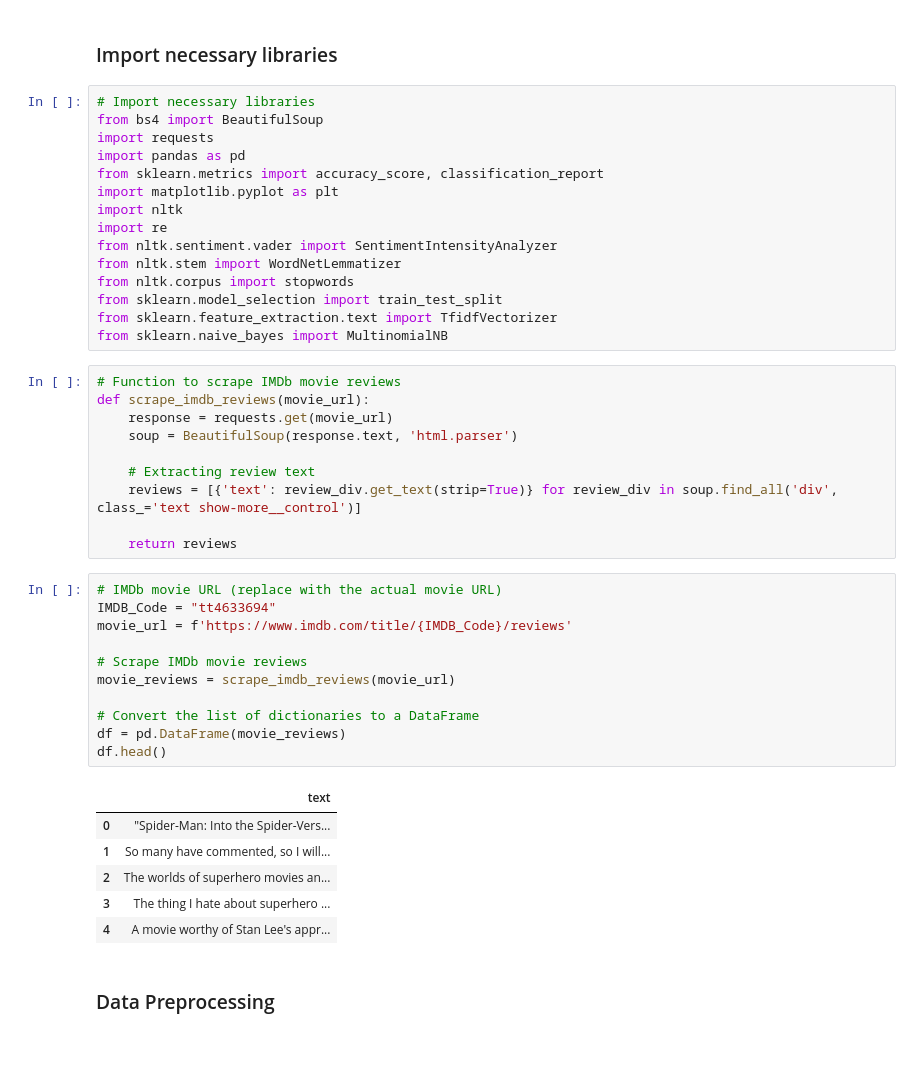
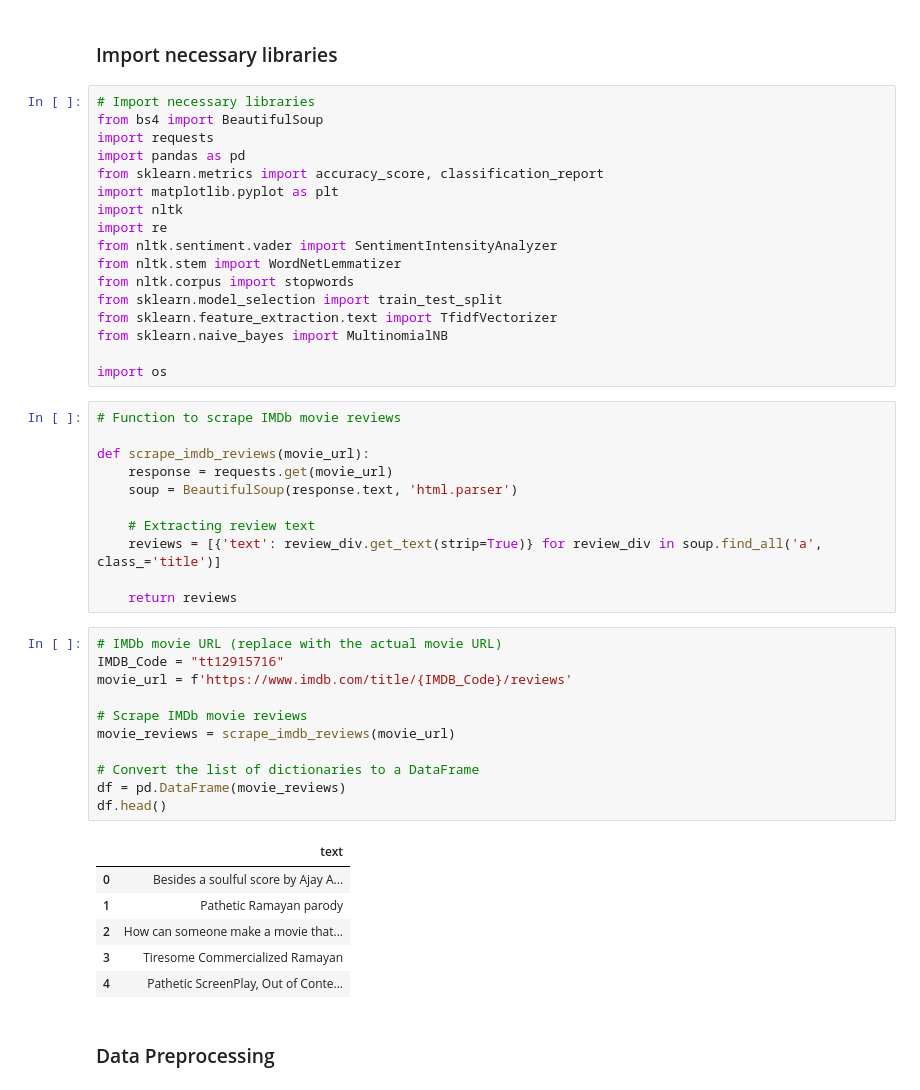
Before and after one commit to Rahul-Sahani04/MovieReviewSentimentAnalysis, a Jupyter notebook: MovieReview.ipynb, the cells around one changed output. Saved outputs shown, nothing was run; the diff lists cells and outputs as text; blank space fills up the shorter version.

```diff
--- a/MovieReview.ipynb
+++ b/MovieReview.ipynb
@@ -15,34 +15,37 @@ from nltk.corpus import stopwords
 from sklearn.model_selection import train_test_split
 from sklearn.feature_extraction.text import TfidfVectorizer
 from sklearn.naive_bayes import MultinomialNB
+
+import os
 # %%
 # Function to scrape IMDb movie reviews
+
 def scrape_imdb_reviews(movie_url):
     response = requests.get(movie_url)
     soup = BeautifulSoup(response.text, 'html.parser')
 
     # Extracting review text
-    reviews = [{'text': review_div.get_text(strip=True)} for review_div in soup.find_all('div', class_='text show-more__control')]
+    reviews = [{'text': review_div.get_text(strip=True)} for review_div in soup.find_all('a', class_='title')]
 
     return reviews
 # %%
 # IMDb movie URL (replace with the actual movie URL)
-IMDB_Code = "tt4633694"
+IMDB_Code = "tt12915716"
 movie_url = f'https://www.imdb.com/title/{IMDB_Code}/reviews'
 
 # Scrape IMDb movie reviews
 movie_reviews = scrape_imdb_reviews(movie_url)
 
 # Convert the list of dictionaries to a DataFrame
 df = pd.DataFrame(movie_reviews)
 df.head()
 # %% [output]
 |  | text |
-| 0 | "Spider-Man: Into the Spider-Vers... |
-| 1 | So many have commented, so I will... |
-| 2 | The worlds of superhero movies an... |
-| 3 | The thing I hate about superhero ... |
-| 4 | A movie worthy of Stan Lee's appr... |
+| 0 | Besides a soulful score by Ajay A... |
+| 1 | Pathetic Ramayan parody |
+| 2 | How can someone make a movie that... |
+| 3 | Tiresome Commercialized Ramayan |
+| 4 | Pathetic ScreenPlay, Out of Conte... |
 # %% [markdown]
 ### Data Preprocessing
 # %%
```
Also changed, not shown: parts of 6 cells of this notebook, 13 other files.
